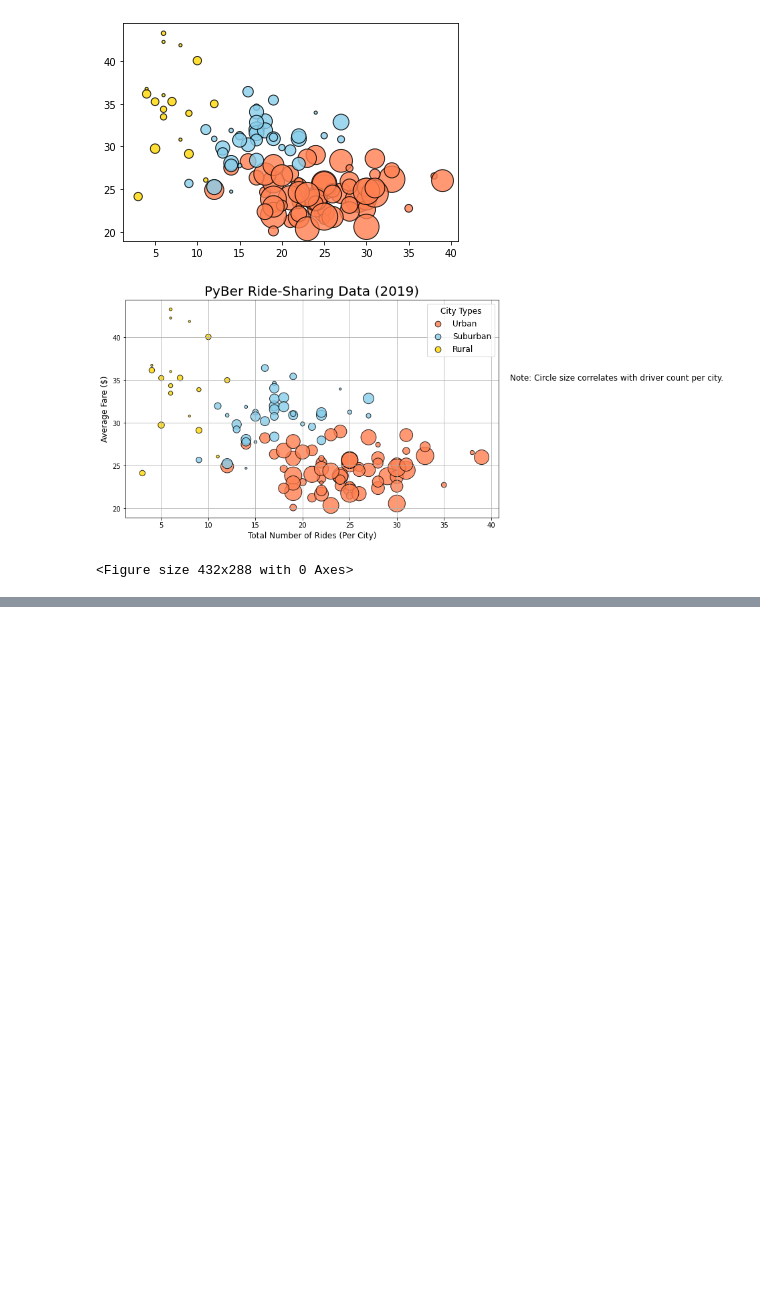
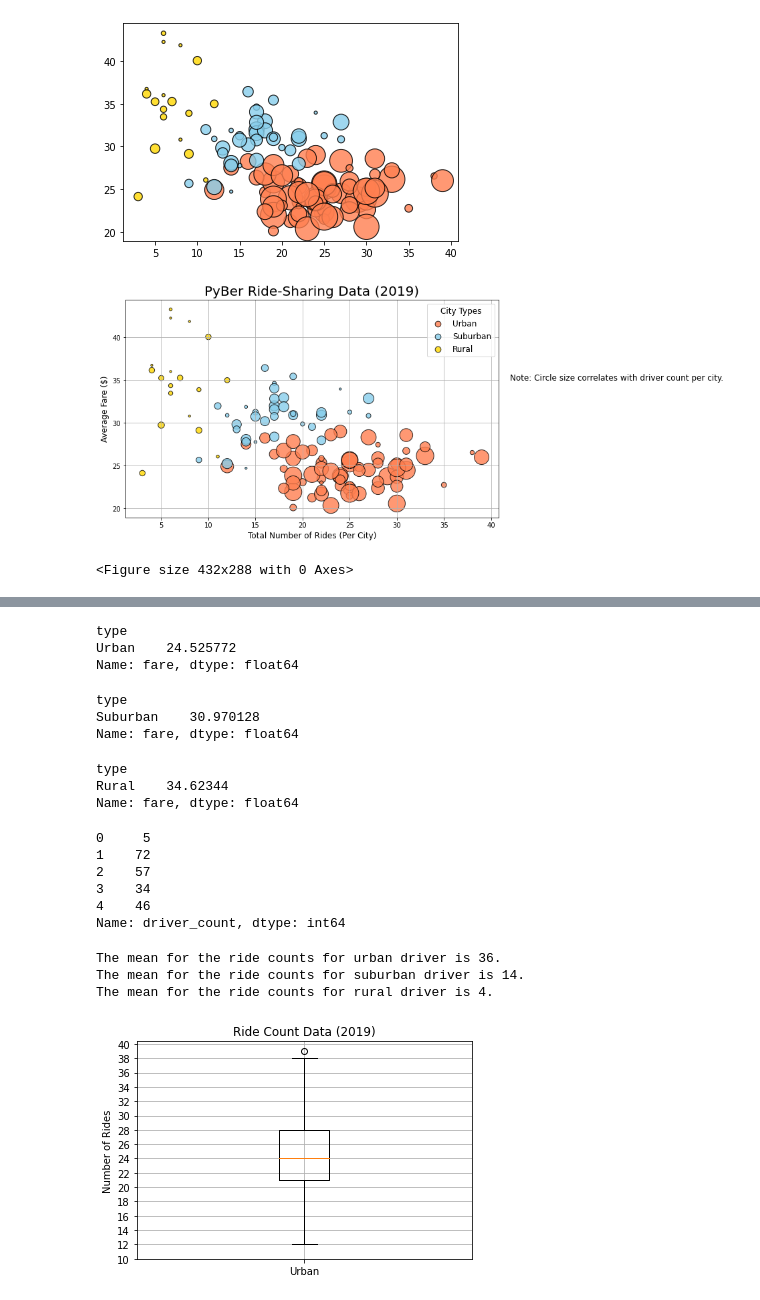
Before and after one commit to LIXINGHUI17/PyBer_Analysis, a Jupyter notebook: PyBer.ipynb, the cells around one changed output, grey strips where cells are left out. Drawn from its saved outputs; the diff is of its cells as text; code cells hidden in the pictures; blank space fills up the shorter version.

```diff
--- a/PyBer.ipynb
+++ b/PyBer.ipynb
@@ -398,0 +551,55 @@ plt.savefig("analysis/Fig1.png")
+# %%
+urban_fare_mean
+# %% [output]
+type
+Urban    24.525772
+Name: fare, dtype: float64
+# %%
+suburban_fare_mean
+# %% [output]
+type
+Suburban    30.970128
+Name: fare, dtype: float64
+# %%
+rural_fare_mean
+# %% [output]
+type
+Rural    34.62344
+Name: fare, dtype: float64
+# %%
+# Get the driver count data from the urban cities.
+urban_drivers = urban_cities_df['driver_count']
+urban_drivers.head()
+# %% [output]
+0     5
+1    72
+2    57
+3    34
+4    46
+Name: driver_count, dtype: int64
+# %%
+mean_urban_driver_count = np.mean(urban_driver_count)
+print(f"The mean for the ride counts for urban driver is {mean_urban_driver_count:.0f}.")
+
+mean_suburban_driver_count = np.mean(suburban_driver_count)
+print(f"The mean for the ride counts for suburban driver is {mean_suburban_driver_count:.0f}.")
+
+mean_rural_driver_count = np.mean(rural_driver_count)
+print(f"The mean for the ride counts for rural driver is {mean_rural_driver_count:.0f}.")
+# %% [output]
+The mean for the ride counts for urban driver is 36.
+The mean for the ride counts for suburban driver is 14.
+The mean for the ride counts for rural driver is 4.
+# %%
+# Create a box-and-whisker plot for the urban cities ride count.
+x_labels = ["Urban"]
+fig, ax = plt.subplots()
+ax.boxplot(urban_ride_count, labels=x_labels)
+# Add the title, y-axis label and grid.
+ax.set_title('Ride Count Data (2019)')
+ax.set_ylabel('Number of Rides')
+ax.set_yticks(np.arange(10, 41, step=2.0))
+ax.grid()
+plt.show()
+# %% [output]
+[figure, added]
```
Also changed, not shown: parts of 22 cells of this notebook, 3 other files.
